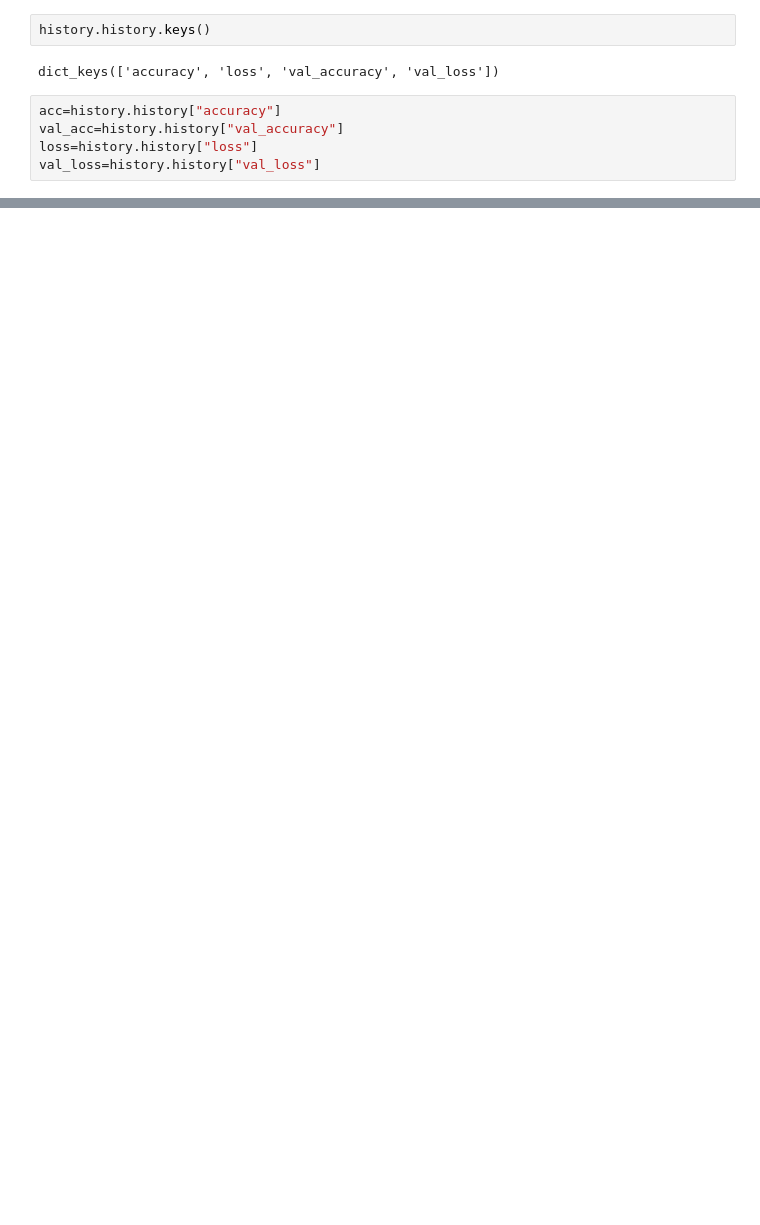
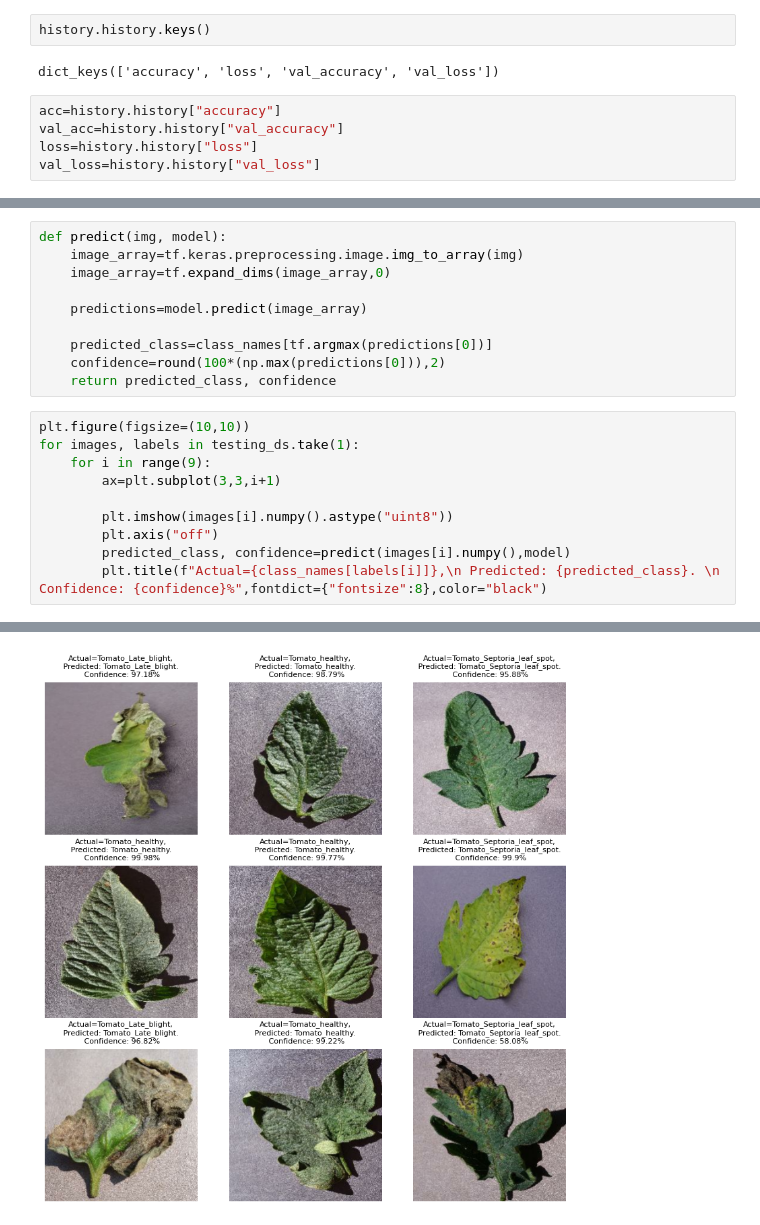
Before and after one commit to PriyanshuSharma1/tomato-disease-classification, a Jupyter notebook: train.ipynb, the cells around one changed output, grey strips where cells are left out. Cells and saved outputs as stored; diff of their text form; blank space fills up the shorter version.

```diff
--- a/train.ipynb
+++ b/train.ipynb
@@ -282,0 +315,21 @@ Text(0.5, 1.0, 'Training and Validation loss')
+# %%
+def predict(img, model):
+    image_array=tf.keras.preprocessing.image.img_to_array(img)
+    image_array=tf.expand_dims(image_array,0)
+
+    predictions=model.predict(image_array)
+
+    predicted_class=class_names[tf.argmax(predictions[0])]
+    confidence=round(100*(np.max(predictions[0])),2)
+    return predicted_class, confidence
+# %%
+plt.figure(figsize=(10,10))
+for images, labels in testing_ds.take(1):
+    for i in range(9):
+        ax=plt.subplot(3,3,i+1)
+
+        plt.imshow(images[i].numpy().astype("uint8"))
+        plt.axis("off")
+        predicted_class, confidence=predict(images[i].numpy(),model)
+        plt.title(f"Actual={class_names[labels[i]]},\n Predicted: {predicted_class}. \n Confidence: {confidence}%",fontdict={"fontsize":8},color="black")
+# %% [output]
@@ -282,0 +346 @@ Text(0.5, 1.0, 'Training and Validation loss')
+[figure, added]
```
Also changed, not shown: parts of 14 cells of this notebook.
